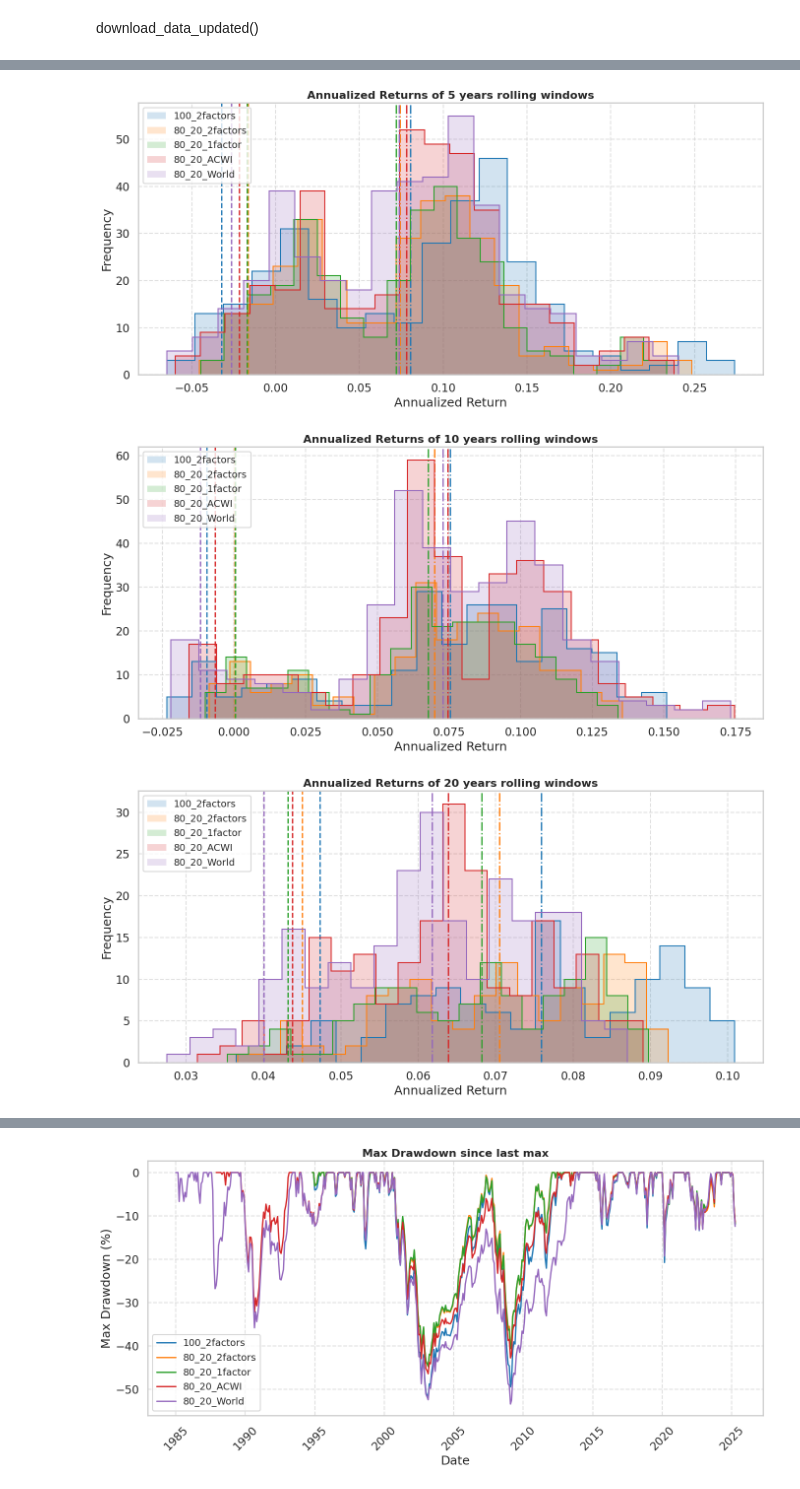
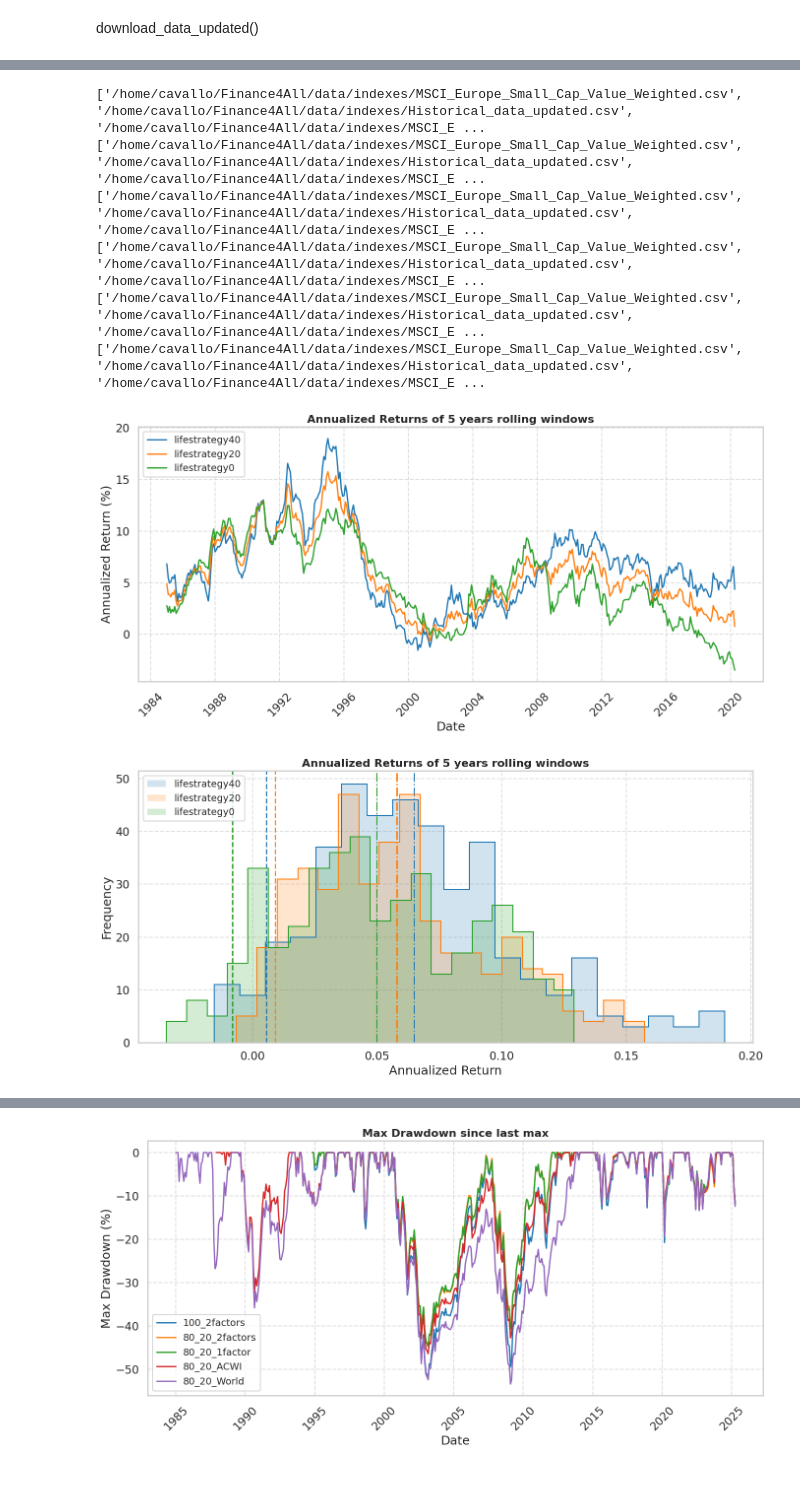
Before and after one commit to PhisicsLollo0/Finance4All, a Jupyter notebook: prices_scraping.ipynb, the cells around one changed output, grey strips where cells are left out. Cells and saved outputs as stored; diff of their text form; code cells hidden in the pictures.

```diff
--- a/prices_scraping.ipynb
+++ b/prices_scraping.ipynb
@@ -69,27 +278,36 @@ fig.show()
 # %%
 portfolios = ['100_2factors',
               '80_20_2factors',
               '80_20_1factor',
               '80_20_ACWI',
               '80_20_World']
 
-for years in [5, 10, 20, 25]:
+portfolios = [ 'lifestrategy40',
+               'lifestrategy20',
+               'lifestrategy0']
+
+for years in [5]:
     final_results = None
     for portfolio_name in portfolios:
 
         portfolio = load_portfolio(portfolio_name)
         data, weights = prune_data_portfolio(portfolio)
 
         # Compute the returns
         results = compute_portfolio_returns_combined(*prune_data_portfolio(portfolio), years=years)
         results = results.rename(columns={results.columns[-1]: portfolio_name})
         results[portfolio_name] = results[portfolio_name].round(5)
 
         final_results = merge_results(final_results, results)
 
     plot_annualized_returns(final_results, years=years)
     plot_returns_histogram(final_results, years=years)
 # %% [output]
+['/home/cavallo/Finance4All/data/indexes/MSCI_Europe_Small_Cap_Value_Weighted.csv', '/home/cavallo/Finance4All/data/indexes/Historical_data_updated.csv', '/home/cavallo/Finance4All/data/indexes/MSCI_E ...
+['/home/cavallo/Finance4All/data/indexes/MSCI_Europe_Small_Cap_Value_Weighted.csv', '/home/cavallo/Finance4All/data/indexes/Historical_data_updated.csv', '/home/cavallo/Finance4All/data/indexes/MSCI_E ...
+['/home/cavallo/Finance4All/data/indexes/MSCI_Europe_Small_Cap_Value_Weighted.csv', '/home/cavallo/Finance4All/data/indexes/Historical_data_updated.csv', '/home/cavallo/Finance4All/data/indexes/MSCI_E ...
+['/home/cavallo/Finance4All/data/indexes/MSCI_Europe_Small_Cap_Value_Weighted.csv', '/home/cavallo/Finance4All/data/indexes/Historical_data_updated.csv', '/home/cavallo/Finance4All/data/indexes/MSCI_E ...
+['/home/cavallo/Finance4All/data/indexes/MSCI_Europe_Small_Cap_Value_Weighted.csv', '/home/cavallo/Finance4All/data/indexes/Historical_data_updated.csv', '/home/cavallo/Finance4All/data/indexes/MSCI_E ...
+['/home/cavallo/Finance4All/data/indexes/MSCI_Europe_Small_Cap_Value_Weighted.csv', '/home/cavallo/Finance4All/data/indexes/Historical_data_updated.csv', '/home/cavallo/Finance4All/data/indexes/MSCI_E ...
-[figure, old version]
+[figure, new version]
-[figure, old version]
+[figure, new version]
-[figure, removed]
```
Also changed, not shown: parts of 8 cells of this notebook, 3 other files.
